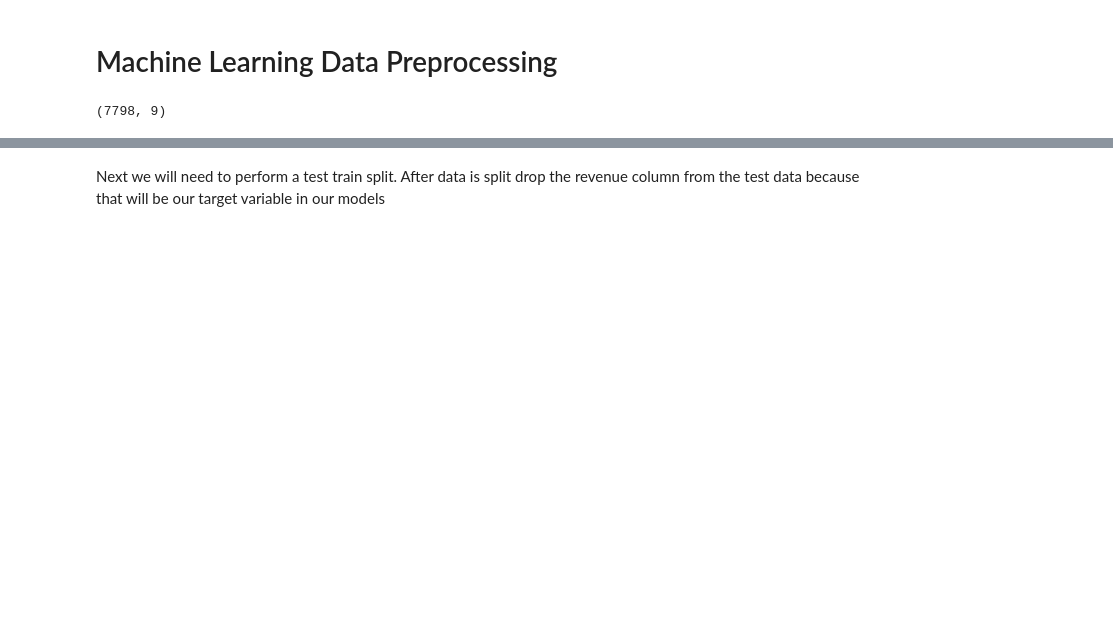
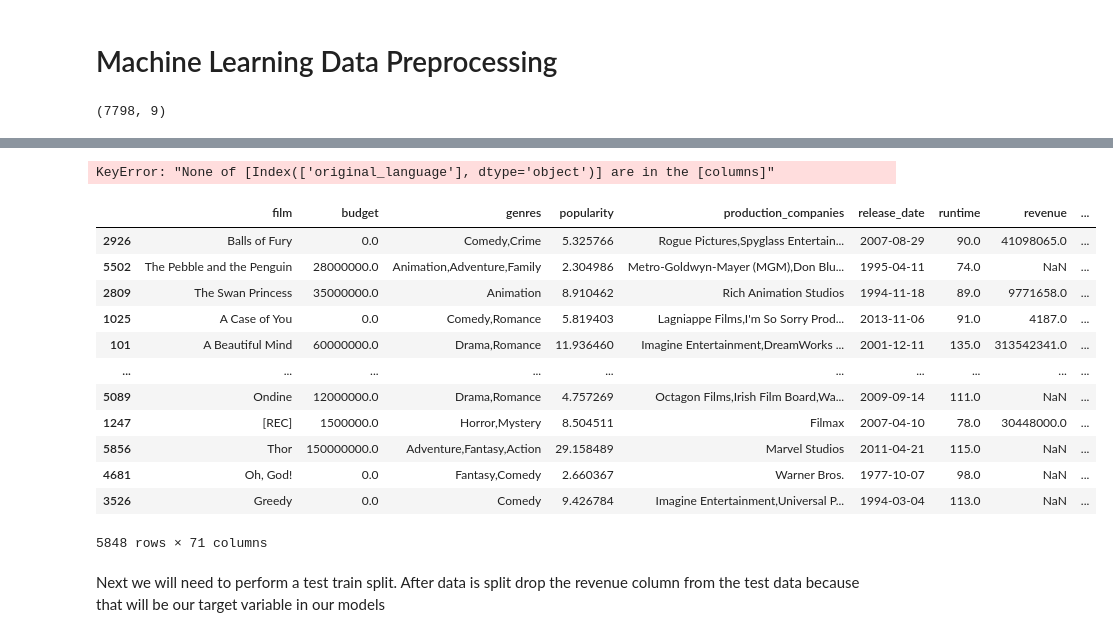
Before and after one commit to Joely0819/Project_4_GitGirls, a Jupyter notebook: Movie_Machine_Learning.ipynb, the cells around one changed output, grey strips where cells are left out. Drawn from its saved outputs; the diff is of its cells as text; code cells hidden in the pictures; blank space fills up the shorter version.

```diff
--- a/Movie_Machine_Learning.ipynb
+++ b/Movie_Machine_Learning.ipynb
@@ -535,3 +592,44 @@ memory usage: 548.4+ KB
+# %%
+train.production_companies = train.production_companies.apply(lambda x: proc_json(x, 'name'))
+test.production_companies = test.production_companies.apply(lambda x: proc_json(x, 'name'))
+# %%
+prod_companies = []
+for idx, val in train.production_companies.iteritems():
+    prod_list = val.split(',')
+    for prod in prod_list:
+        if prod == '':
+            continue
+
+        if prod not in prod_companies:
+            prod_companies.append(prod)
+# %%
+prod_column_names = []
+for prod in prod_companies:
+    col_name = 'co_' + prod.replace(' ', '_')
+    train[col_name] = train.production_companies.str.contains(prod).astype('uint8')
+    test[col_name] = test.production_companies.str.contains(prod).astype('uint8')
+    prod_column_names.append(col_name)
+# %%
+train = pd.get_dummies(train, columns = ["original_language"])
+test = pd.get_dummies(test, columns = ["original_language"])
+# %% [output]
+KeyError: "None of [Index(['original_language'], dtype='object')] are in the [columns]"
+# %%
+train
+# %% [output]
+|  | film | budget | genres | popularity | production_companies | release_date | runtime | revenue | ... |
+| 2926 | Balls of Fury | 0.0 | Comedy,Crime | 5.325766 | Rogue Pictures,Spyglass Entertain... | 2007-08-29 | 90.0 | 41098065.0 | ... |
+| 5502 | The Pebble and the Penguin | 28000000.0 | Animation,Adventure,Family | 2.304986 | Metro-Goldwyn-Mayer (MGM),Don Blu... | 1995-04-11 | 74.0 | NaN | ... |
+| 2809 | The Swan Princess | 35000000.0 | Animation | 8.910462 | Rich Animation Studios | 1994-11-18 | 89.0 | 9771658.0 | ... |
+| 1025 | A Case of You | 0.0 | Comedy,Romance | 5.819403 | Lagniappe Films,I'm So Sorry Prod... | 2013-11-06 | 91.0 | 4187.0 | ... |
+| 101 | A Beautiful Mind | 60000000.0 | Drama,Romance | 11.936460 | Imagine Entertainment,DreamWorks ... | 2001-12-11 | 135.0 | 313542341.0 | ... |
+| ... | ... | ... | ... | ... | ... | ... | ... | ... | ... |
+| 5089 | Ondine | 12000000.0 | Drama,Romance | 4.757269 | Octagon Films,Irish Film Board,Wa... | 2009-09-14 | 111.0 | NaN | ... |
+| 1247 | [REC] | 1500000.0 | Horror,Mystery | 8.504511 | Filmax | 2007-04-10 | 78.0 | 30448000.0 | ... |
+| 5856 | Thor | 150000000.0 | Adventure,Fantasy,Action | 29.158489 | Marvel Studios | 2011-04-21 | 115.0 | NaN | ... |
+| 4681 | Oh, God! | 0.0 | Fantasy,Comedy | 2.660367 | Warner Bros. | 1977-10-07 | 98.0 | NaN | ... |
+| 3526 | Greedy | 0.0 | Comedy | 9.426784 | Imagine Entertainment,Universal P... | 1994-03-04 | 113.0 | NaN | ... |
+5848 rows × 71 columns
 # %% [markdown]
 Next we will need to perform a test train split.
 After data is split drop the revenue column from the test data because that will be our target variable in our models
```
Also changed, not shown: parts of 19 cells of this notebook, 1 other file.
